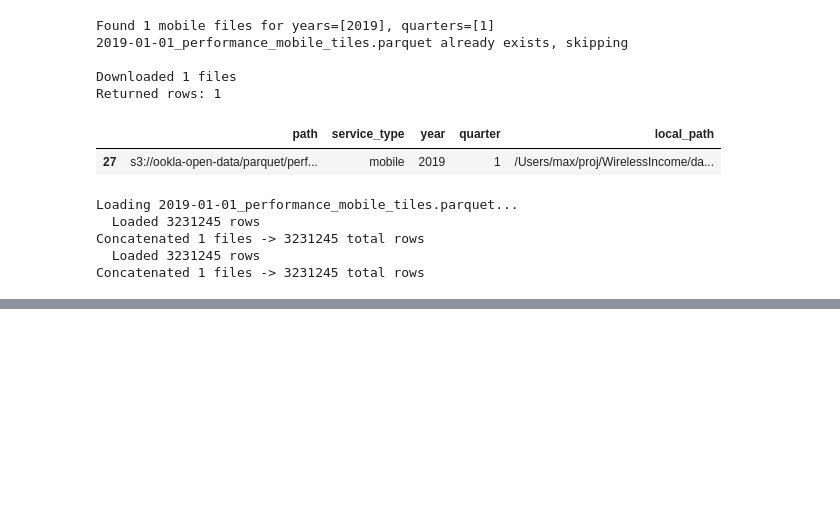
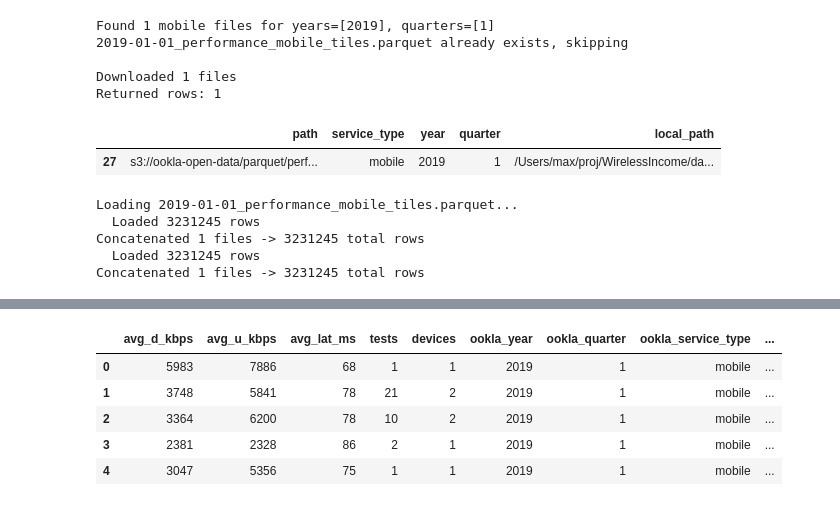
Before and after one commit to maxbusboom/WirelessIncome, a Jupyter notebook: notebooks/maxbusboom/2019_q1/02_ookla_data.ipynb, the cells around one changed output, grey strips where cells are left out. Drawn from its saved outputs; the diff is of its cells as text; code cells hidden in the pictures; blank space fills up the shorter version.

```diff
--- a/notebooks/maxbusboom/2019_q1/02_ookla_data.ipynb
+++ b/notebooks/maxbusboom/2019_q1/02_ookla_data.ipynb
@@ -103,14 +109,17 @@ df.head()
 # %%
 import geopandas as gpd
-from shapely.geometry import Point
+from shapely import wkt
 
-# Convert DataFrame to GeoDataFrame using tile_x and tile_y as Point geometry
+# Build centroids from tile WKT polygons to represent each tile
+tile_polygons = gpd.GeoSeries(df['tile'].apply(wkt.loads), crs='EPSG:4326')
+centroids = tile_polygons.to_crs(epsg=3857).centroid.to_crs(epsg=4326)
+
 gdf = gpd.GeoDataFrame(
-    df,
-    geometry=[Point(x, y) for x, y in zip(df['tile_x'], df['tile_y'])],
+    df.copy(),
+    geometry=centroids,
     crs='EPSG:4326'  # WGS84 lat/lon
 )
 
-print(f"Created GeoDataFrame with {len(gdf)} points")
+print(f"Created GeoDataFrame with {len(gdf)} centroids")
 gdf.head()
 # %% [output]
@@ -118,11 +133,18 @@ KeyError: 'geometry'
 # %%
 # Sample and filter the data
 t = gdf
 
 t = t[t['quadkey'].str.startswith('0')]
 
 # Drop coordinate and quadkey columns
-uss_df = t.drop(columns=['quadkey', 'tile_x', 'tile_y', 'tile'])
+uss_df = t.drop(columns=['quadkey', 'tile'])
 uss_df.head()
+# %% [output]
+|  | avg_d_kbps | avg_u_kbps | avg_lat_ms | tests | devices | ookla_year | ookla_quarter | ookla_service_type | ... |
+| 0 | 5983 | 7886 | 68 | 1 | 1 | 2019 | 1 | mobile | ... |
+| 1 | 3748 | 5841 | 78 | 21 | 2 | 2019 | 1 | mobile | ... |
+| 2 | 3364 | 6200 | 78 | 10 | 2 | 2019 | 1 | mobile | ... |
+| 3 | 2381 | 2328 | 86 | 2 | 1 | 2019 | 1 | mobile | ... |
+| 4 | 3047 | 5356 | 75 | 1 | 1 | 2019 | 1 | mobile | ... |
 # %%
 uss_df.sample(4000).plot(markersize=1, column="avg_d_kbps")
```
Also changed, not shown: parts of 6 cells of this notebook.
